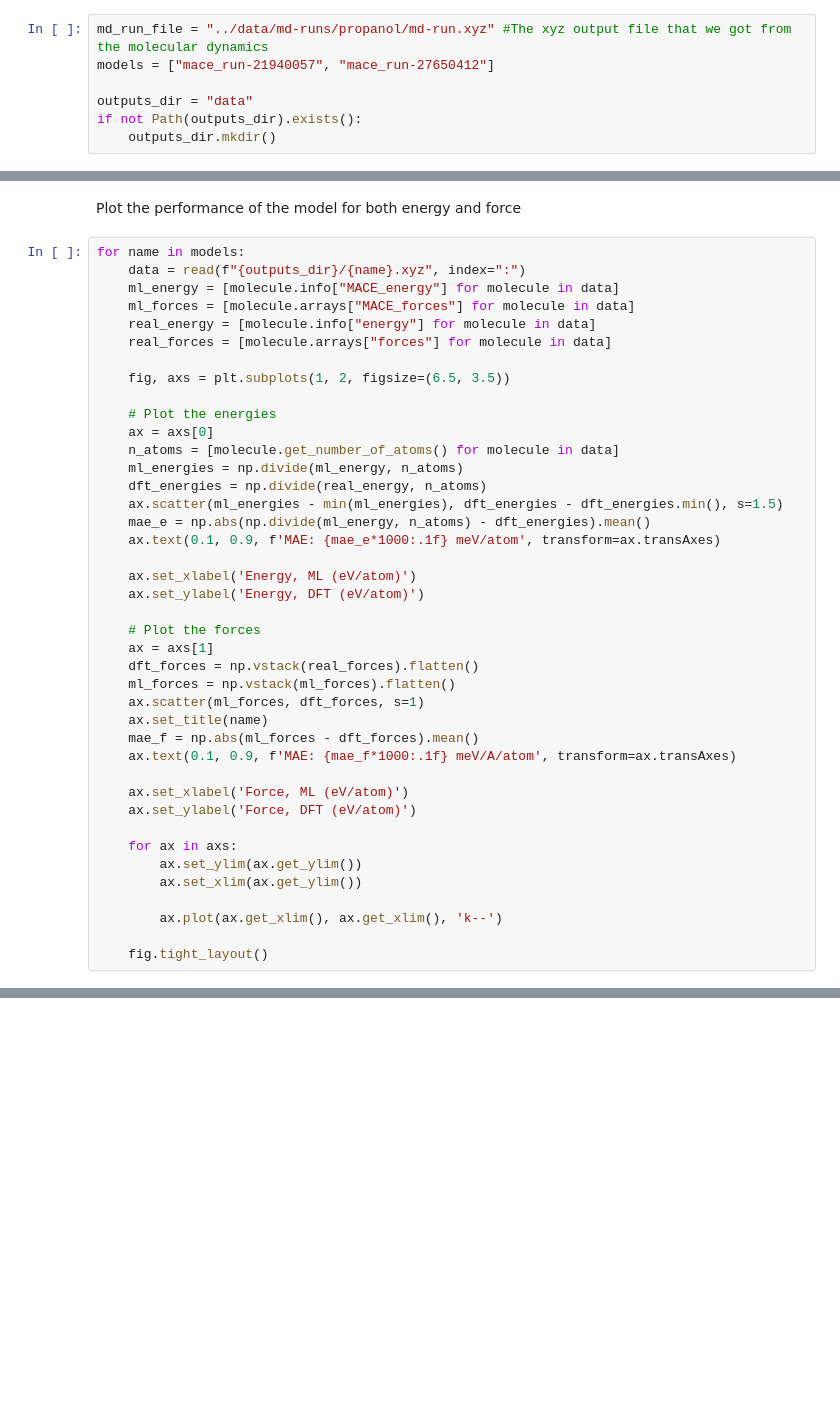
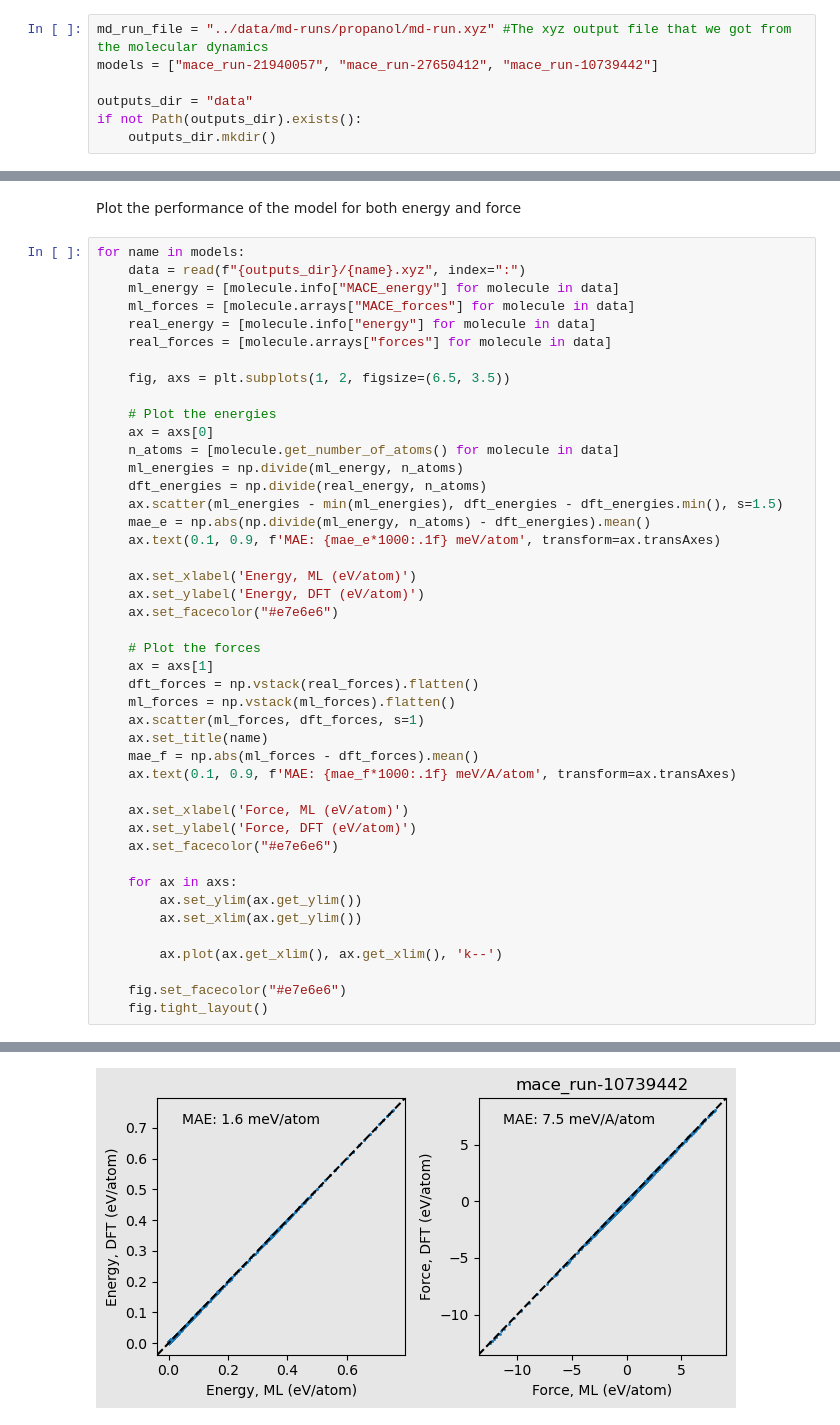
Before and after one commit to atuecke/fast-finetuned-forcefields, a Jupyter notebook: notebooks/mace-dehyd/1_finetuning_for_propanol/3_evaluate.ipynb, the cells around one changed output, grey strips where cells are left out. Drawn from its saved outputs; the diff is of its cells as text; blank space fills up the shorter version.

```diff
--- a/notebooks/mace-dehyd/1_finetuning_for_propanol/3_evaluate.ipynb
+++ b/notebooks/mace-dehyd/1_finetuning_for_propanol/3_evaluate.ipynb
@@ -14,7 +14,7 @@ from ase.io import read
 Set the MD file and create a directory for outputs
 # %%
 md_run_file = "../data/md-runs/propanol/md-run.xyz" #The xyz output file that we got from the molecular dynamics
-models = ["mace_run-21940057", "mace_run-27650412"]
+models = ["mace_run-21940057", "mace_run-27650412", "mace_run-10739442"]
 
 outputs_dir = "data"
 if not Path(outputs_dir).exists():
@@ -57,30 +57,34 @@ for name in models:
     dft_energies = np.divide(real_energy, n_atoms)
     ax.scatter(ml_energies - min(ml_energies), dft_energies - dft_energies.min(), s=1.5)
     mae_e = np.abs(np.divide(ml_energy, n_atoms) - dft_energies).mean()
     ax.text(0.1, 0.9, f'MAE: {mae_e*1000:.1f} meV/atom', transform=ax.transAxes)
 
     ax.set_xlabel('Energy, ML (eV/atom)')
     ax.set_ylabel('Energy, DFT (eV/atom)')
+    ax.set_facecolor("#e7e6e6")
 
     # Plot the forces
     ax = axs[1]
     dft_forces = np.vstack(real_forces).flatten()
     ml_forces = np.vstack(ml_forces).flatten()
     ax.scatter(ml_forces, dft_forces, s=1)
     ax.set_title(name)
     mae_f = np.abs(ml_forces - dft_forces).mean()
     ax.text(0.1, 0.9, f'MAE: {mae_f*1000:.1f} meV/A/atom', transform=ax.transAxes)
 
     ax.set_xlabel('Force, ML (eV/atom)')
     ax.set_ylabel('Force, DFT (eV/atom)')
+    ax.set_facecolor("#e7e6e6")
 
     for ax in axs:
         ax.set_ylim(ax.get_ylim())
         ax.set_xlim(ax.get_ylim())
 
         ax.plot(ax.get_xlim(), ax.get_xlim(), 'k--')
 
+    fig.set_facecolor("#e7e6e6")
     fig.tight_layout()
 # %% [output]
 [figure]
 [figure]
+[figure, added]
```
Also changed, not shown: 5 other files.
